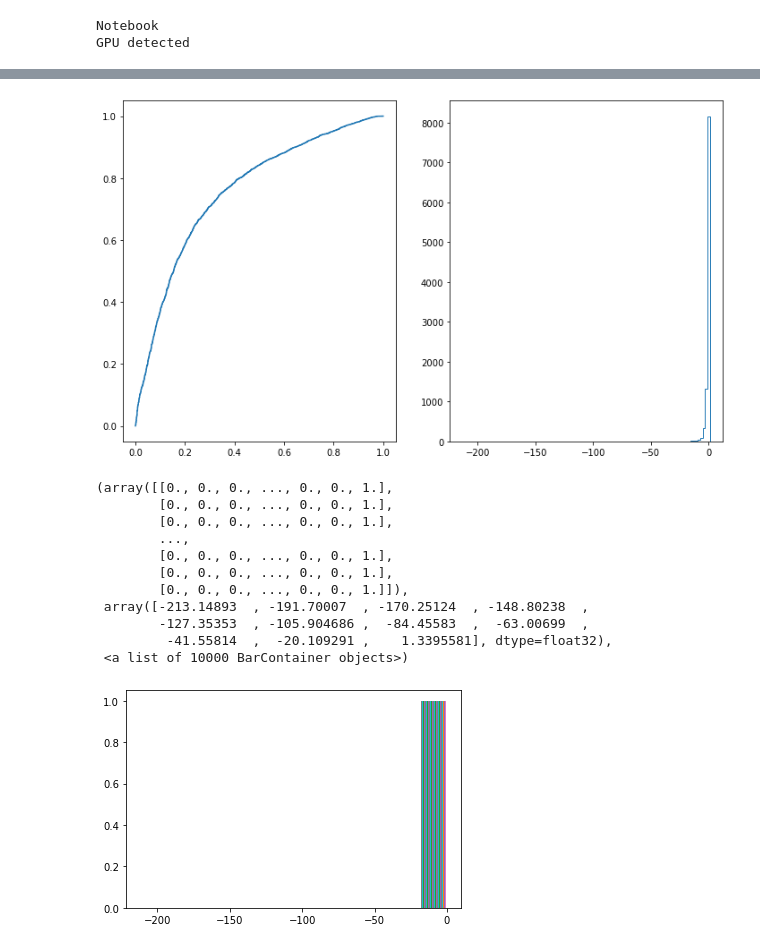
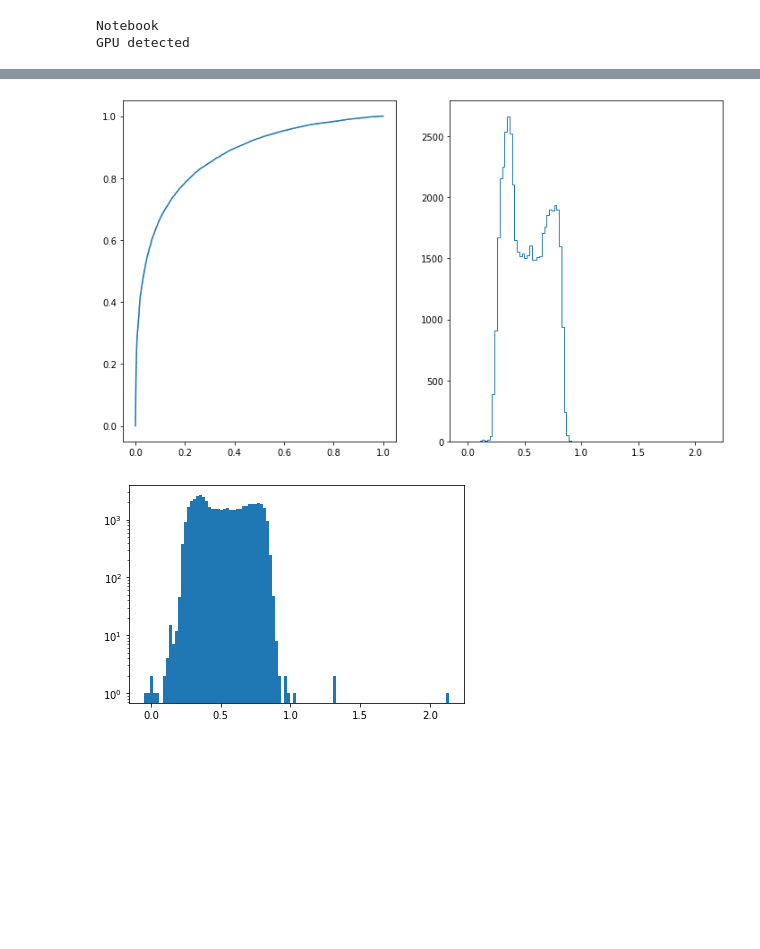
Before and after one commit to astrockragh/IceCube, a Jupyter notebook: stop_muon/train.ipynb, the cells around one changed output, grey strips where cells are left out. Saved outputs shown, nothing was run; the diff lists cells and outputs as text; code cells hidden in the pictures; blank space fills up the shorter version.

```diff
--- a/stop_muon/train.ipynb
+++ b/stop_muon/train.ipynb
@@ -47,10 +47,10 @@ GPU detected
 learning_rate = 2.5e-4
 warm_up       = 4
 batch_size    = 512
-epochs        = 20
-n_data       = 1e5
+epochs        = 100
+n_data       = 5e5
 scenario    = "stop_muon"
-patience = 20
+patience = 5
 
 ################################################
 # Setup Model hyperparameters                  #
@@ -342,7 +408,7 @@ KeyboardInterrupt:
 loader = DisjointLoader(dataset_test, batch_size=batch_size, epochs=1)
 plot_roc(loader)
 # %% [output]
-[figure, old version]
+[figure, new version]
 # %%
 loader = DisjointLoader(dataset_test, batch_size=batch_size, epochs=1)
 prediction_list, target_list = [], []
@@ -358,20 +424,10 @@ y_reco  = tf.concat(prediction_list, axis = 0)
 y_true  = tf.concat(target_list, axis = 0)
 y_true  = tf.cast(y_true, tf.float32)
 # %%
-plt.hist(y_reco)
+plt.hist(y_reco.numpy(), bins=100);
+plt.yscale('log')
 # %% [output]
-(array([[0., 0., 0., ..., 0., 0., 1.],
-        [0., 0., 0., ..., 0., 0., 1.],
-        [0., 0., 0., ..., 0., 0., 1.],
-        ...,
-        [0., 0., 0., ..., 0., 0., 1.],
-        [0., 0., 0., ..., 0., 0., 1.],
-        [0., 0., 0., ..., 0., 0., 1.]]),
- array([-213.14893  , -191.70007  , -170.25124  , -148.80238  ,
-        -127.35353  , -105.904686 ,  -84.45583  ,  -63.00699  ,
-         -41.55814  ,  -20.109291 ,    1.3395581], dtype=float32),
- <a list of 10000 BarContainer objects>)
-[figure, old version]
+[figure, new version]
 # %%
 k=1
 # mask=np.abs(y_reco[:,k]-y_true[:,k])>np.pi
```
Also changed, not shown: parts of 3 cells of this notebook, 3 other files.
